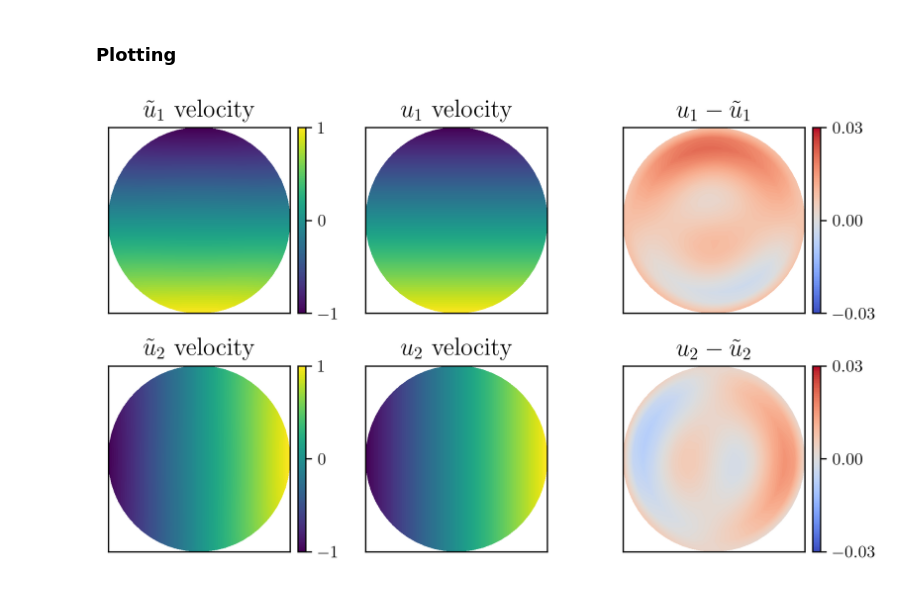
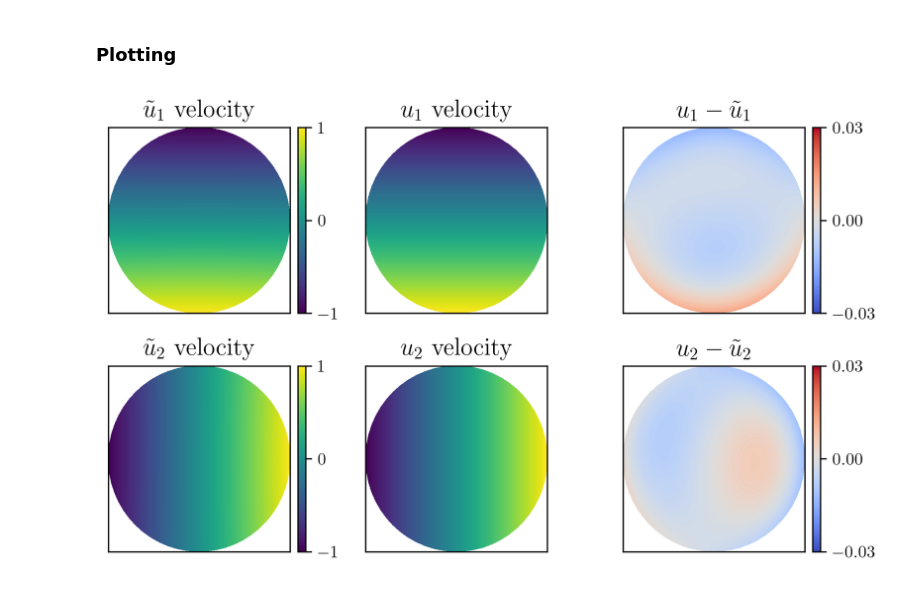
Before and after one commit to mskPark/DRLPDE, a Jupyter notebook: tools/ErrorPlot_JCPexample1.ipynb, the cells around one changed output. Drawn from its saved outputs; the diff is of its cells as text; code cells hidden in the pictures.

```diff
--- a/tools/ErrorPlot_JCPexample1.ipynb
+++ b/tools/ErrorPlot_JCPexample1.ipynb
@@ -146,7 +151,7 @@ colorbar0 = plt.colorbar(contour0, ticks=ticks_stokes_flow, cax = colorbar0_para
 colorbar0.ax.tick_params(labelsize=10)
 
 
-contour1 = ax[0,1].contourf(x1plot, x2plot, u1_plot, levels = levels_stokes_flow,
+contour1 = ax[0,1].contourf(x1plot, x2plot, u1_true, levels = levels_stokes_flow,
                  cmap=plt.cm.viridis)
 
 ax[0,1].set_title(r'$u_1$ velocity')
@@ -161,7 +166,7 @@ ax[0,1].tick_params(
     labelleft=False
 )
 
-contour2 = ax[0,2].contourf(x1plot, x2plot, u1_plot - u1_approx,
+contour2 = ax[0,2].contourf(x1plot, x2plot, u1_true - u1_approx,
                             levels = levels_error, cmap=plt.cm.coolwarm)
 
 ax[0,2].set_title(r'$u_1 - \tilde{u}_1$')
@@ -210,7 +215,7 @@ colorbar3_param = fig.add_axes(
 colorbar3 = plt.colorbar(contour3, ticks=ticks_stokes_flow, cax = colorbar3_param)
 colorbar3.ax.tick_params(labelsize=10)
 
-contour4 = ax[1,1].contourf(x1plot, x2plot, u2_plot, levels = levels_stokes_flow,
+contour4 = ax[1,1].contourf(x1plot, x2plot, u2_true, levels = levels_stokes_flow,
                              cmap=plt.cm.viridis)
 
 ax[1,1].set_title(r'$u_2$ velocity')
@@ -222,32 +227,32 @@ ax[1,1].tick_params(
     left=False,
     right=False,
     labelbottom=False,
     labelleft=False
 )
 
 
-contour5 = ax[1,2].contourf(x1plot, x2plot, u2_approx - u2_plot, levels = levels_error,
+contour5 = ax[1,2].contourf(x1plot, x2plot, u2_approx - u2_true, levels = levels_error,
                             cmap=plt.cm.coolwarm)
 
 ax[1,2].set_title(r'$u_2 - \tilde{u}_2$')
 
 ax[1,2].tick_params(
     axis='both',
     which='both',
     bottom=False,
     top=False,
     left=False,
     right=False,
     labelbottom=False,
     labelleft=False
 )
 
 colorbar5_param = fig.add_axes(
     [ax[1,2].get_position().x1 + 0.01,
      ax[1,2].get_position().y0,
      0.01,
      ax[1,2].get_position().height])
 colorbar5 = plt.colorbar(contour5, ticks=ticks_error, cax = colorbar5_param)
 colorbar5.ax.tick_params(labelsize=10)
 # %% [output]
-[figure, old version]
+[figure, new version]
```
Also changed, not shown: parts of 2 cells of this notebook, 15 other files.
